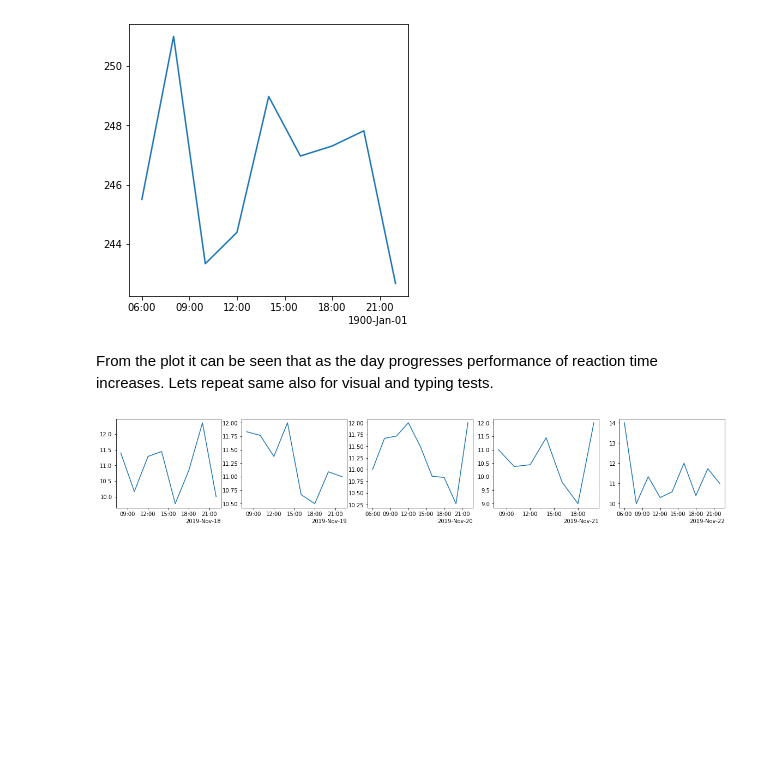
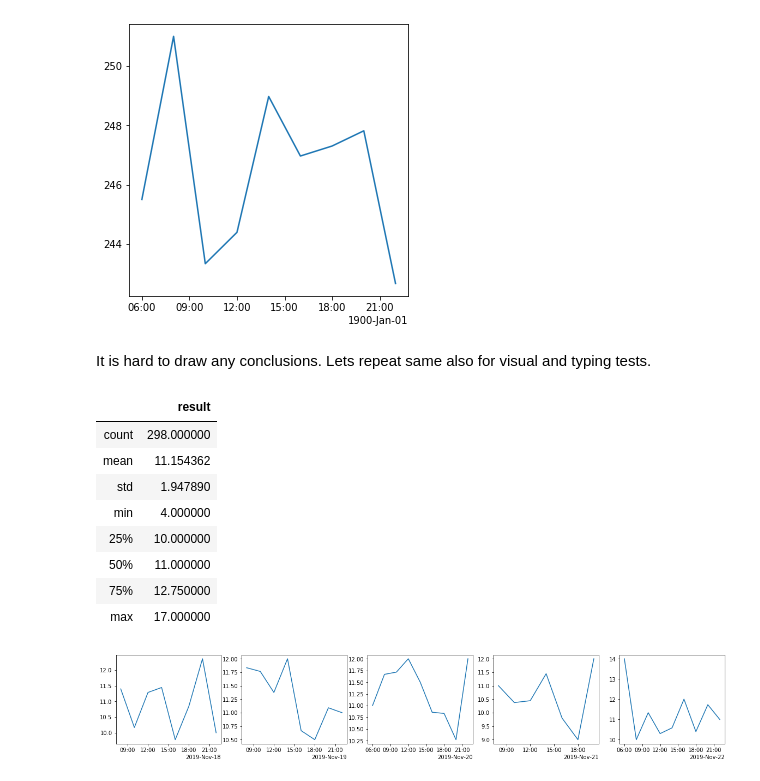
Before and after one commit to kaareltinn/icns-project, a Jupyter notebook: project.ipynb, the cells around one changed output. Drawn from its saved outputs; the diff is of its cells as text; code cells hidden in the pictures; blank space fills up the shorter version.

```diff
--- a/project.ipynb
+++ b/project.ipynb
@@ -210,15 +212,26 @@ set_concise_formatter(ax)
 plt.show()
 # %% [output]
 [figure]
-# %% [markdown]
-From the plot it can be seen that as the day progresses performance of reaction time increases. Lets repeat same also for visual and typing tests.
+# %% [markdown]
+It is hard to draw any conclusions. Lets repeat same also for visual and typing tests.
 # %%
 visual_data = pd.concat(total_data['visual'])
 
 visual_data.set_index(visual_data['datetime'], inplace=True)
 visual_data = visual_data.loc['2019-11-18':'2019-11-22'] # Disgarding data from 23rd and 24th November since only present for one subject
 
 visual_2h_means = visual_data.resample('2H').mean().dropna() # Two-hour interval 'result' means, dropping NaN results
+visual_data.describe()
+# %% [output]
+|  | result |
+| count | 298.000000 |
+| mean | 11.154362 |
+| std | 1.947890 |
+| min | 4.000000 |
+| 25% | 10.000000 |
+| 50% | 11.000000 |
+| 75% | 12.750000 |
+| max | 17.000000 |
 # %%
 fig, axs = plt.subplots(1, 5, figsize=(20,3))
 for day, ax in zip(range(18, 23), axs):
```
Also changed, not shown: parts of 20 cells of this notebook, 7 other files.
